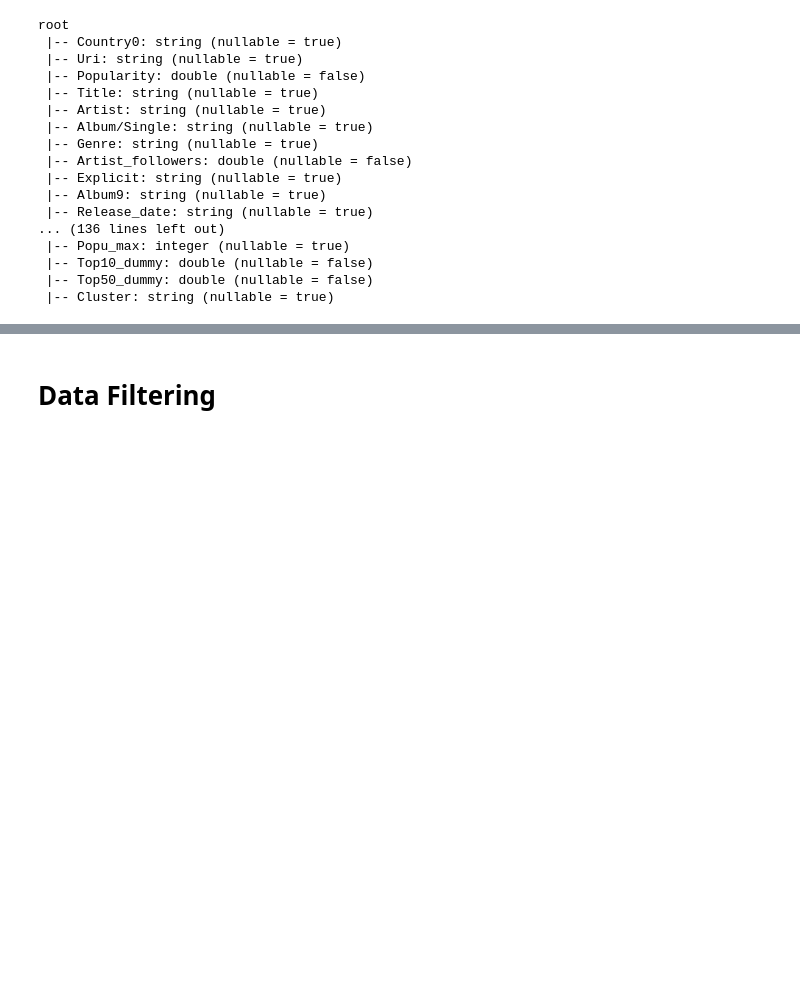
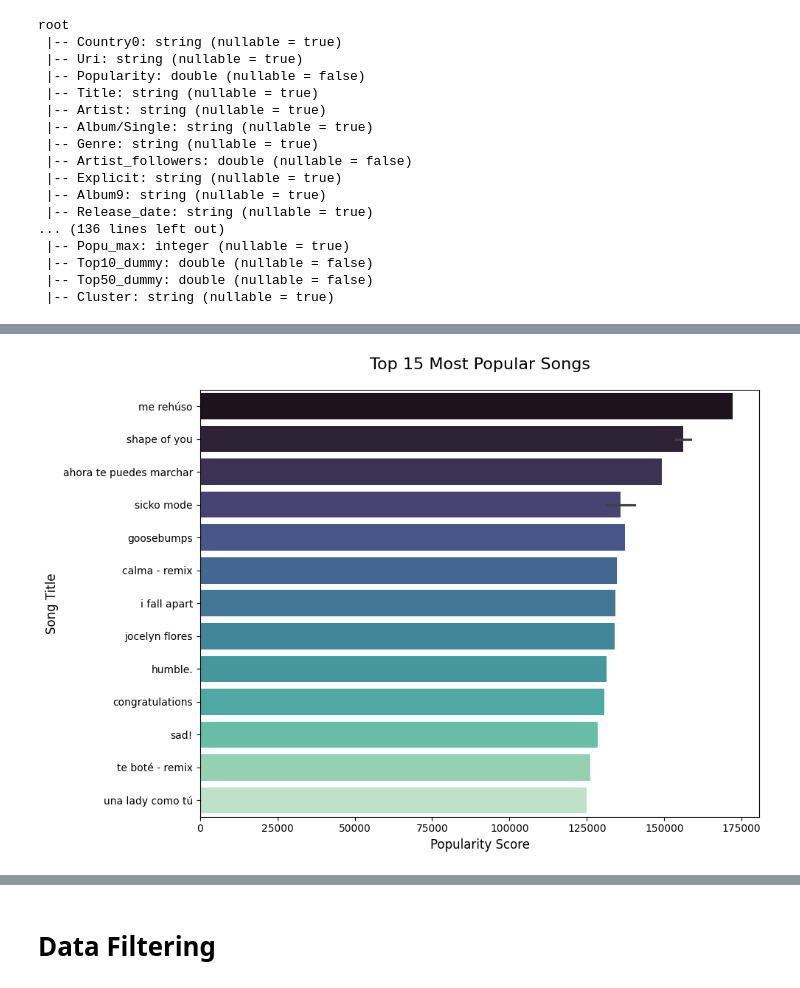
Before and after one commit to nathanbrz/Music_Analytics_and_Recommendation, a Jupyter notebook: code/FeatureReduction.ipynb, the cells around one changed output, grey strips where cells are left out. Cells and saved outputs as stored; diff of their text form; code cells hidden in the pictures; blank space fills up the shorter version.

```diff
--- a/code/FeatureReduction.ipynb
+++ b/code/FeatureReduction.ipynb
@@ -186,0 +268,23 @@ transformed_df = transformed_df.withColumn(
+# %%
+# Plot top 15 most popular songs by Popularity
+popular_songs = (
+    filtered_df.select("Title", "Popularity")
+    .orderBy(col("Popularity").desc())
+    .limit(15)
+    .toPandas()
+)
+
+# Plot the data
+plt.figure(figsize=(10, 7))
+sns.barplot(data=popular_songs, x="Popularity", y="Title", hue="Title", legend = False, palette='mako')
+
+# Customize the plot
+plt.title("Top 15 Most Popular Songs", fontsize=16, pad=20)
+plt.xlabel("Popularity Score", fontsize=12)
+plt.ylabel("Song Title", fontsize=12)
+plt.tight_layout()
+
+# Show the plot
+plt.show()
+# %% [output]
+[figure, added]
```
Also changed, not shown: parts of 20 cells of this notebook.
